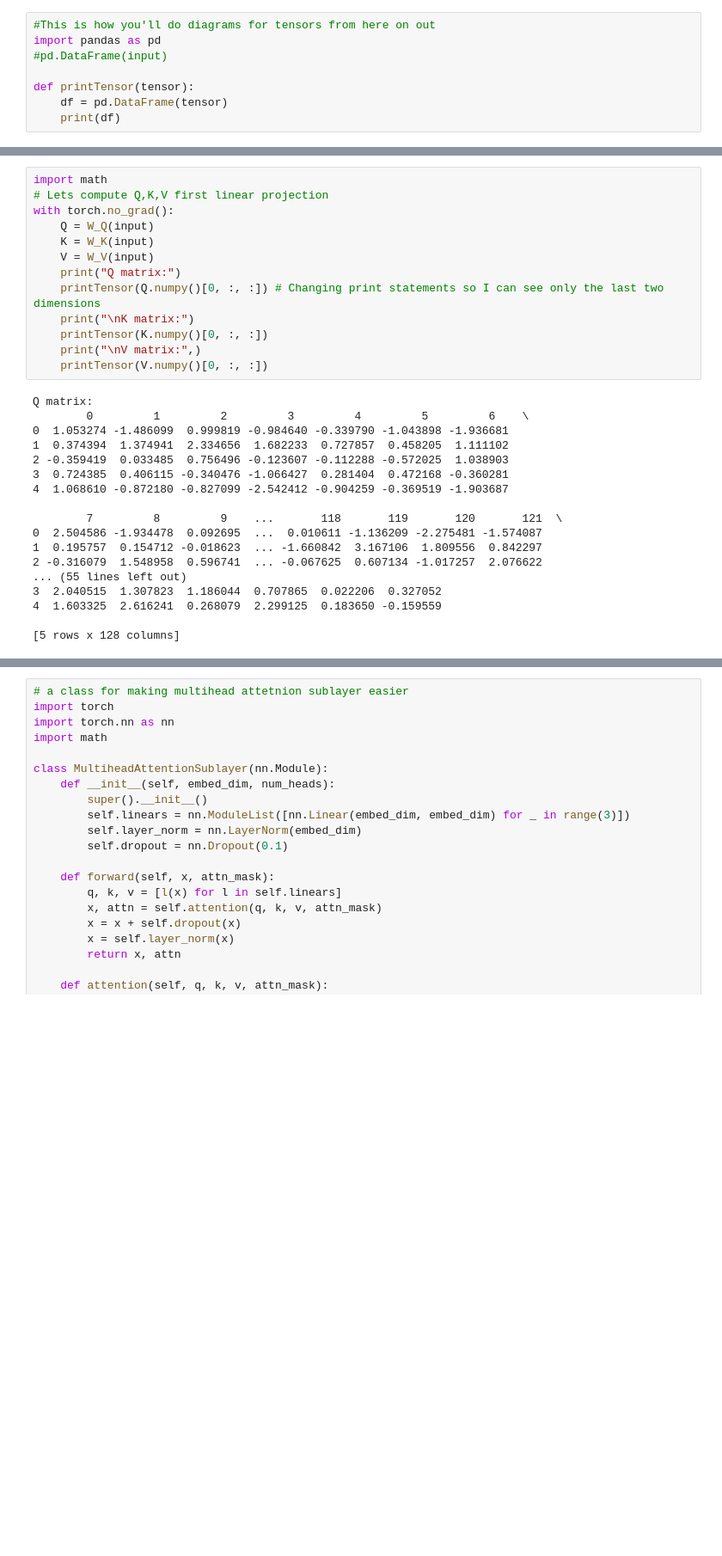
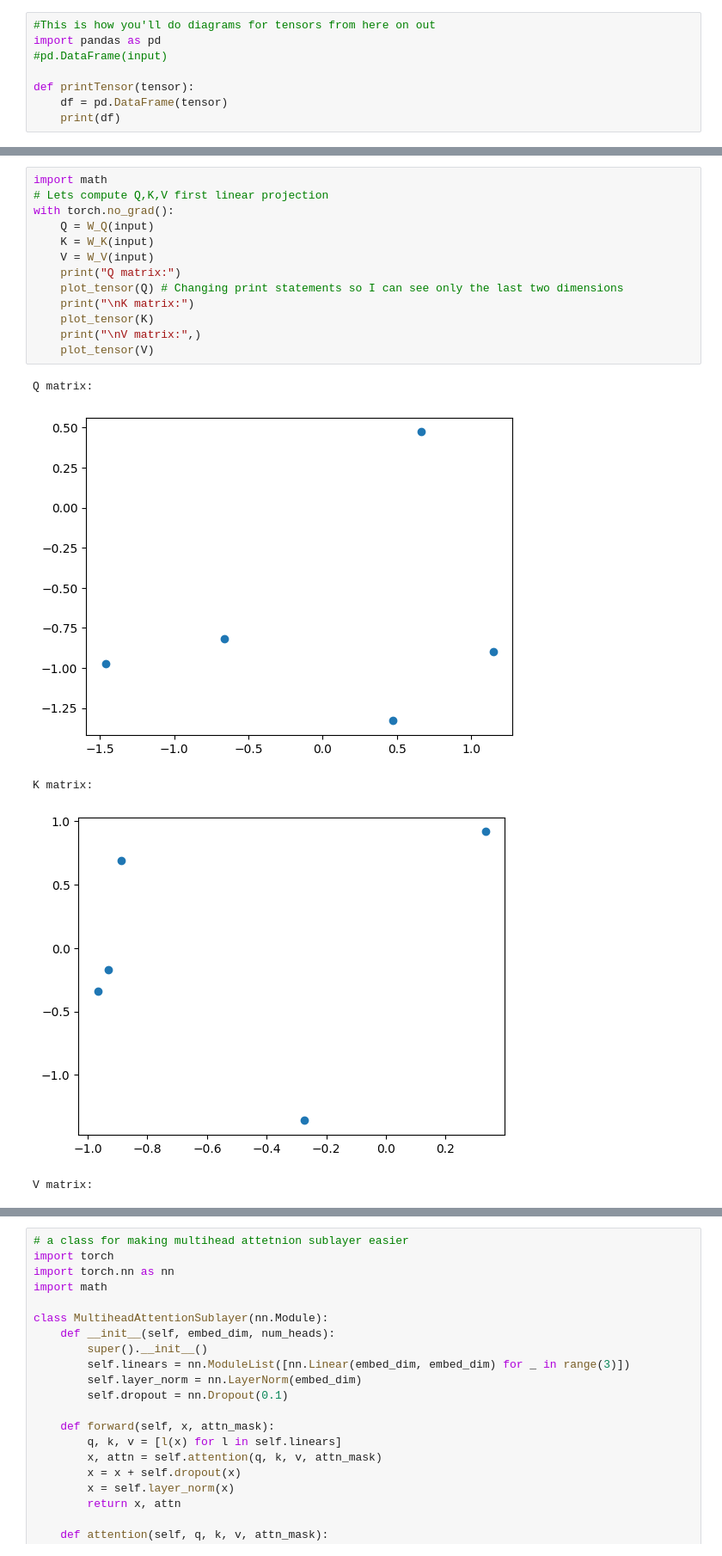
Before and after one commit to NicoCereghini/BarrettThesisProjectResources, a Jupyter notebook: scratch.ipynb, the cells around one changed output, grey strips where cells are left out. Shown: that part at 86% size. Saved outputs shown, nothing was run; the diff lists cells and outputs as text; blank space fills up the shorter version.

```diff
--- a/scratch.ipynb
+++ b/scratch.ipynb
@@ -67,31 +63,19 @@ WQ matrix:
 # %%
 import math
 # Lets compute Q,K,V first linear projection
 with torch.no_grad():
     Q = W_Q(input)
     K = W_K(input)
     V = W_V(input)
     print("Q matrix:")
-    printTensor(Q.numpy()[0, :, :]) # Changing print statements so I can see only the last two dimensions
+    plot_tensor(Q) # Changing print statements so I can see only the last two dimensions
     print("\nK matrix:")
-    printTensor(K.numpy()[0, :, :])
+    plot_tensor(K)
     print("\nV matrix:",)
-    printTensor(V.numpy()[0, :, :])
+    plot_tensor(V)
 # %% [output]
 Q matrix:
-        0         1         2         3         4         5         6    \
-0  1.053274 -1.486099  0.999819 -0.984640 -0.339790 -1.043898 -1.936681
-1  0.374394  1.374941  2.334656  1.682233  0.727857  0.458205  1.111102
-2 -0.359419  0.033485  0.756496 -0.123607 -0.112288 -0.572025  1.038903
-3  0.724385  0.406115 -0.340476 -1.066427  0.281404  0.472168 -0.360281
-4  1.068610 -0.872180 -0.827099 -2.542412 -0.904259 -0.369519 -1.903687
-
-        7         8         9    ...       118       119       120       121  \
-0  2.504586 -1.934478  0.092695  ...  0.010611 -1.136209 -2.275481 -1.574087
-1  0.195757  0.154712 -0.018623  ... -1.660842  3.167106  1.809556  0.842297
-2 -0.316079  1.548958  0.596741  ... -0.067625  0.607134 -1.017257  2.076622
-... (55 lines left out)
-3  2.040515  1.307823  1.186044  0.707865  0.022206  0.327052
-4  1.603325  2.616241  0.268079  2.299125  0.183650 -0.159559
-
-[5 rows x 128 columns]
+[figure, added]
+K matrix:
+[figure, added]
+V matrix:
```
Also changed, not shown: parts of 15 cells of this notebook.
